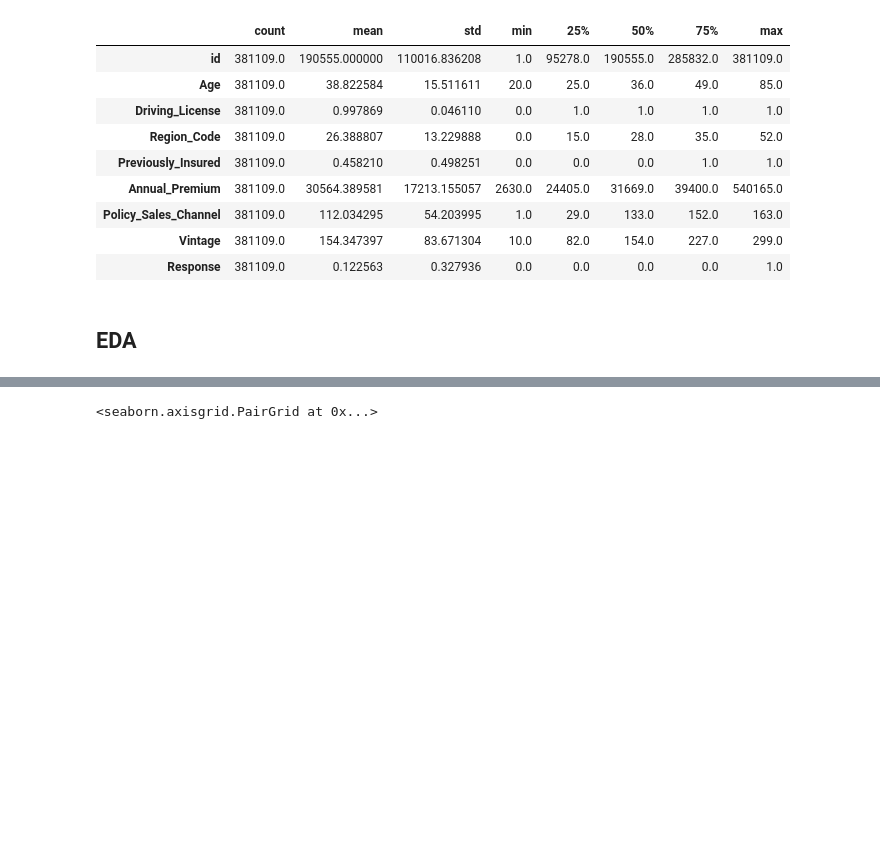
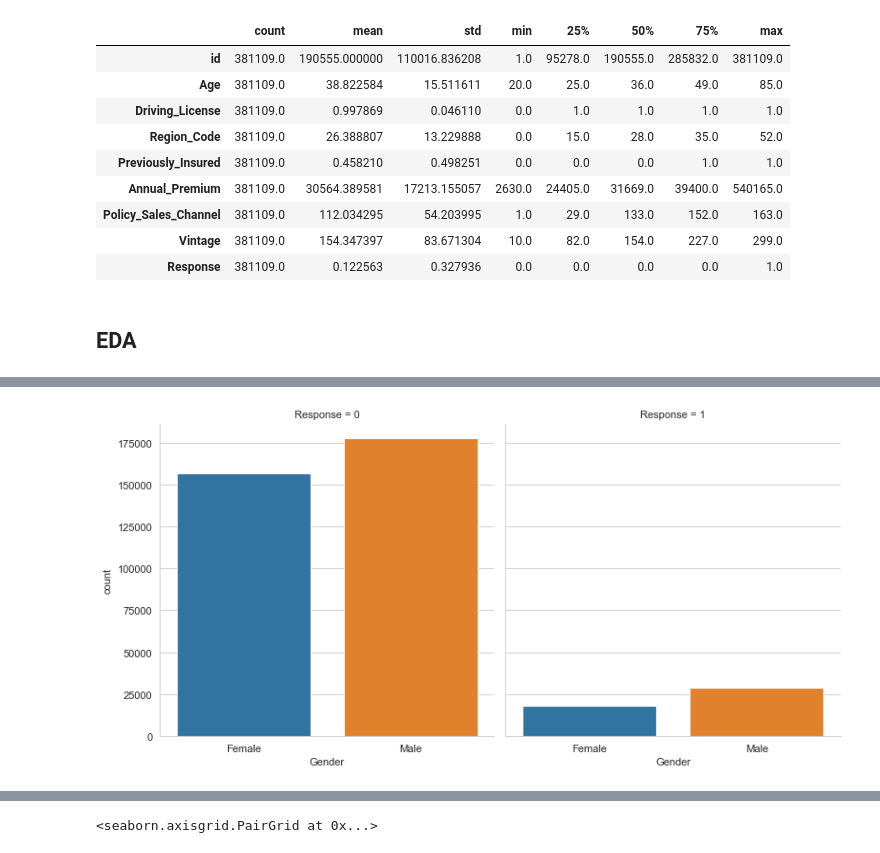
Before and after one commit to dibyaranjanGIT/Helth_Insurance_Cross_Sell_Prediction, a Jupyter notebook: Health_Insurance_Prediction.ipynb, the cells around one changed output, grey strips where cells are left out. Drawn from its saved outputs; the diff is of its cells as text; code cells hidden in the pictures; blank space fills up the shorter version.

```diff
--- a/Health_Insurance_Prediction.ipynb
+++ b/Health_Insurance_Prediction.ipynb
@@ -88,0 +98,5 @@ sns.countplot(df['Response']);
+# %%
+sns.catplot(x="Gender", y="count",col="Response",
+                data=cnt_plt, kind="bar");
+# %% [output]
+[figure, added]
```
Also changed, not shown: parts of 80 cells of this notebook, 1 other file.
